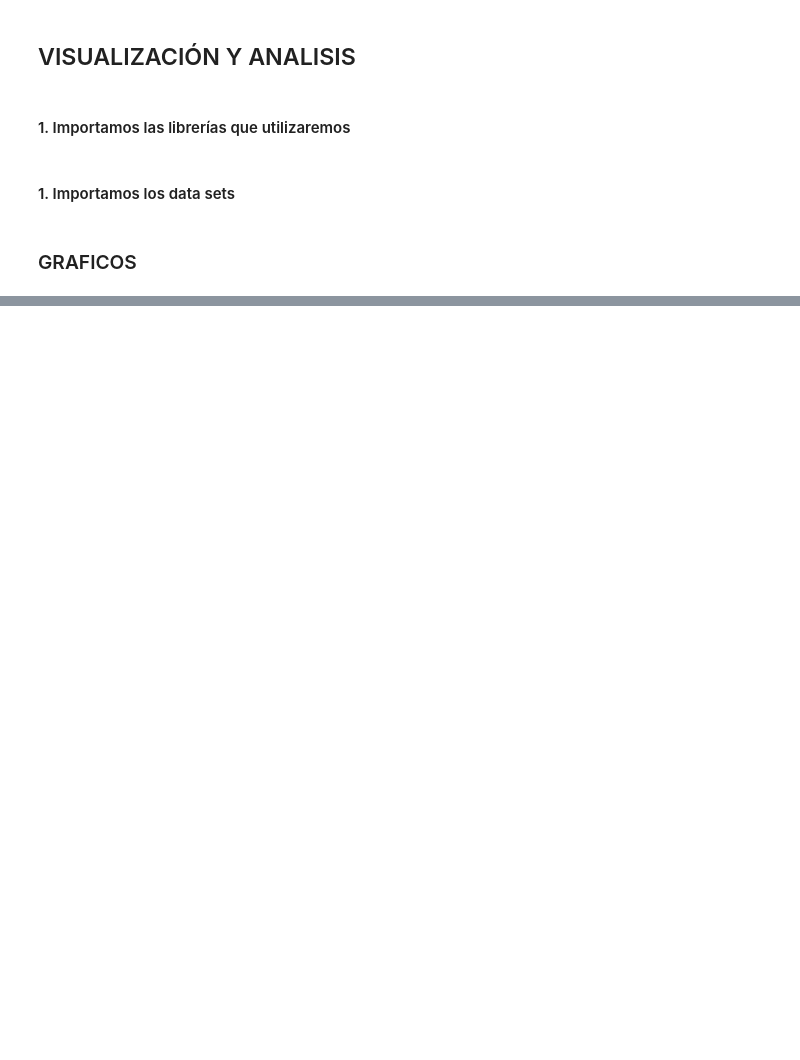
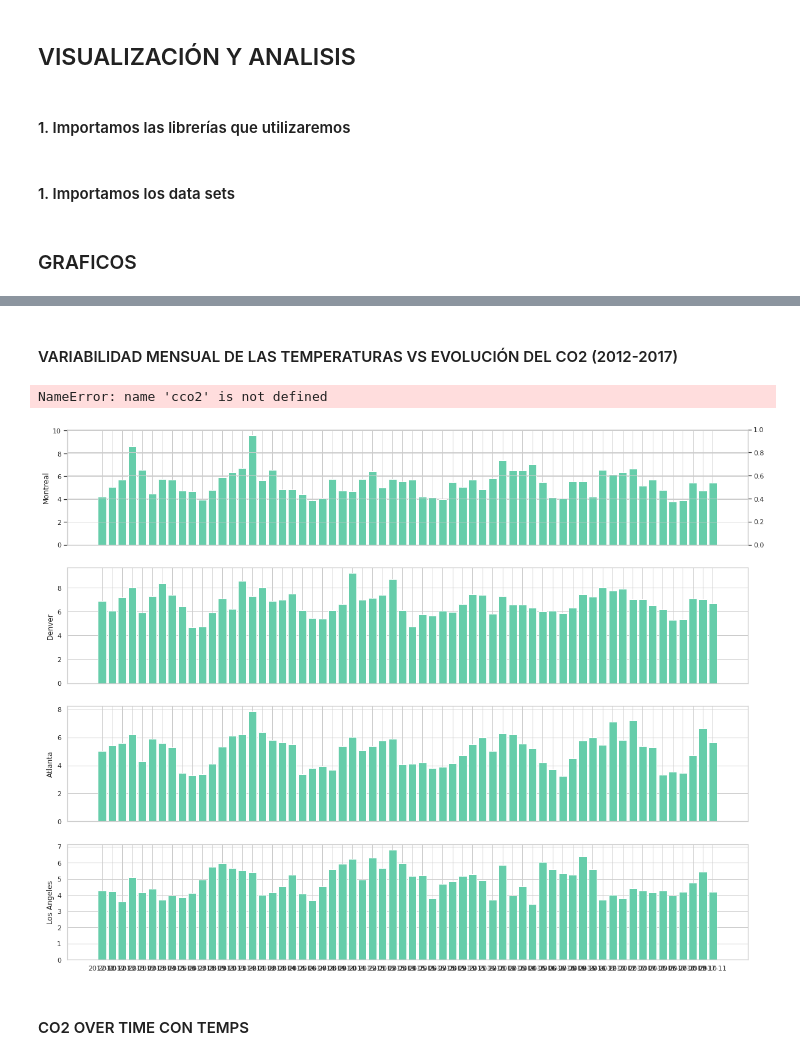
Before and after one commit to JulianTrufero/CO2-and-Temperatures-Seasonality, a Jupyter notebook: Nuevo.ipynb, the cells around one changed output, grey strips where cells are left out. Cells and saved outputs as stored; diff of their text form; code cells hidden in the pictures; blank space fills up the shorter version.

```diff
--- a/Nuevo.ipynb
+++ b/Nuevo.ipynb
@@ -27,0 +51,32 @@ hm = pd.read_csv('/home/julian/Cursos/Ironhack/Proyectos/Proyecto2/P2-Pipelines/
+# %% [markdown]
+#### VARIABILIDAD MENSUAL DE LAS TEMPERATURAS VS EVOLUCIÓN DEL CO2 (2012-2017)
+# %%
+fig, ((x1, x2, x3, x4)) = plt.subplots(nrows=4, ncols=1, sharex=True, figsize=(20, 16))
+
+x1.bar(volat.Date, volat.Montreal, color="mediumaquamarine")
+x1.set_ylabel('Montreal')
+x2.bar(volat.Date, volat.Denver, color="mediumaquamarine")
+x2.set_ylabel('Denver')
+x3.bar(volat.Date, volat.Atlanta, color="mediumaquamarine")
+x3.set_ylabel('Atlanta')
+x4.bar(volat.Date, volat['Los Angeles'], color="mediumaquamarine")
+x4.set_ylabel('Los Angeles')
+
+b = x1.twinx()
+b.plot(cco2.Date, cco2['Co2 Level'], linewidth = 0.9, color="fuchsia")
+
+b = x2.twinx()
+b.plot(cco2.Date, cco2['Co2 Level'], linewidth = 0.9, color="fuchsia")
+
+b = x3.twinx()
+b.plot(cco2.Date, cco2['Co2 Level'], linewidth = 0.9, color="fuchsia")
+
+b = x4.twinx()
+b.plot(cco2.Date, cco2['Co2 Level'], linewidth = 0.9, color="fuchsia")
+
+x4.tick_params(labelrotation=60);
+# %% [output]
+NameError: name 'cco2' is not defined
+[figure, added]
+# %% [markdown]
+#### CO2 OVER TIME CON TEMPS
```
Also changed, not shown: parts of 7 cells of this notebook.
